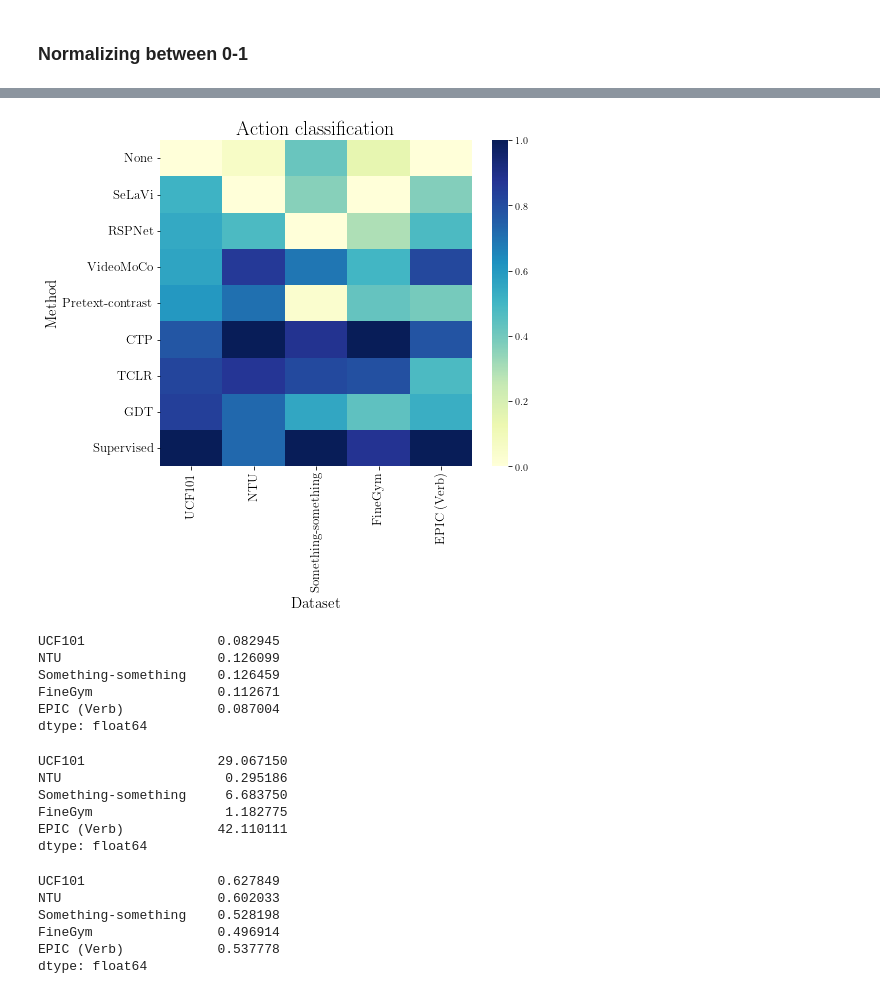
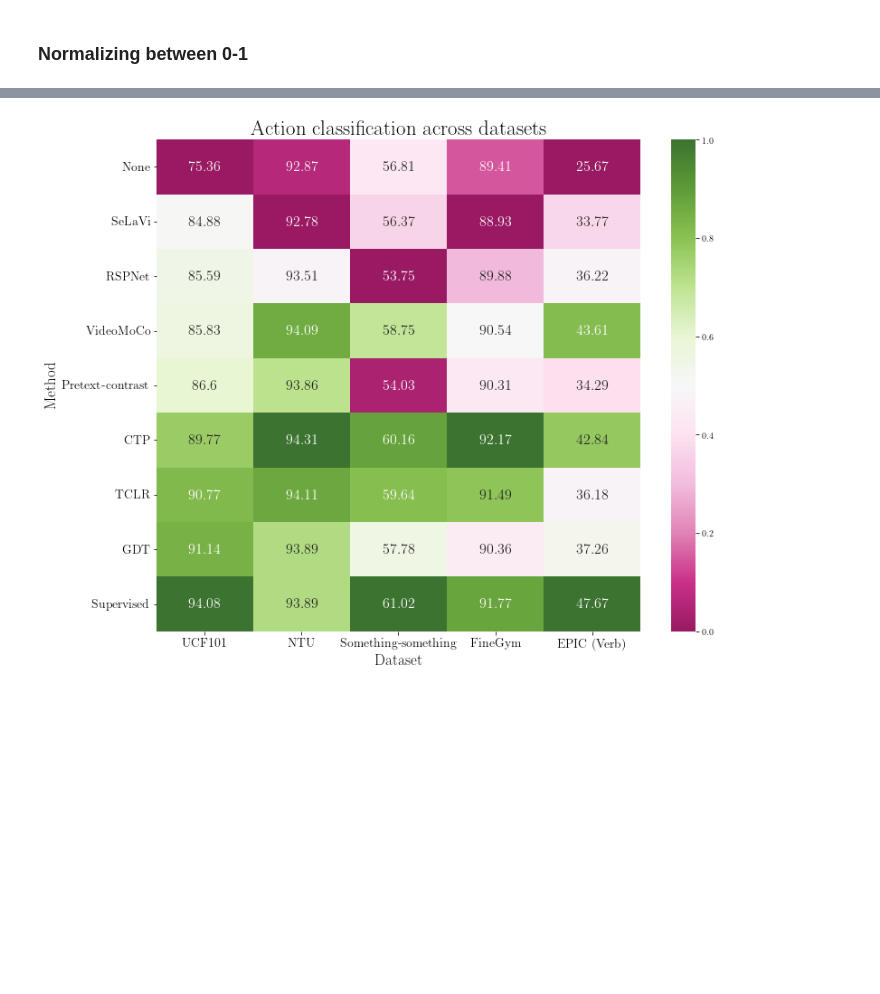
Before and after one commit to bpiyush/ViDA-SSL, a Jupyter notebook: misc/plotting/domain_shift.ipynb, the cells around one changed output, grey strips where cells are left out. Cells and saved outputs as stored; diff of their text form; code cells hidden in the pictures; blank space fills up the shorter version.

Commit message:
Various plots

```diff
--- a/misc/plotting/domain_shift.ipynb
+++ b/misc/plotting/domain_shift.ipynb
@@ -65,10 +52,22 @@ norm_df
 # %%
-def heatmap(df, titlesize=20, labelsize=15, tickssize=13):
-    fig, ax = plt.subplots(1, 1, figsize=(7, 6))
+def heatmap(
+        df,
+        figsize=(7, 6),
+        title="Action classification",
+        titlesize=20,
+        labelsize=15,
+        tickssize=13,
+        save=False,
+        save_path="../../results/plots/sample.pdf",
+        **kwargs,
+    ):
+    fig, ax = plt.subplots(1, 1, figsize=figsize)
 
-    sns.heatmap(df, cmap="YlGnBu", ax=ax)
+    if "cmap" not in kwargs:
+        kwargs.update(dict(cmap="YlGnBu"))
+    sns.heatmap(df, ax=ax, **kwargs)
 
-    ax.set_title("Action classification", fontsize=titlesize)
+    ax.set_title(title, fontsize=titlesize)
 
     ax.set_xlabel("Dataset")
     ax.set_ylabel("Method")
@@ -79,6 +78,9 @@ def heatmap(df, titlesize=20, labelsize=15, tickssize=13):
     ax.tick_params(axis='x', labelsize=tickssize)
     ax.tick_params(axis='y', labelsize=tickssize)
 
+    if save:
+        plt.savefig(save_path, bbox_inches="tight")
+
     plt.show()
 # %%
 heatmap(norm_df)
@@ -104,31 +93,18 @@ normalized_df
 # %%
-heatmap(normalized_df)
+heatmap(
+    normalized_df,
+    figsize=(12, 10),
+    title="Action classification across datasets",
+    titlesize=23,
+    labelsize=17,
+    tickssize=14,
+    save=True,
+    save_path="../../results/plots/domains_expt_1.pdf",
+    cmap="PiYG",
+    alpha=0.9,
+    annot=df.values,
+    fmt='g',
+    annot_kws={"size": 16},
+)
 # %% [output]
-[figure, old version]
+[figure, new version]
-# %%
-normalized_df.var()
-# %% [output]
-UCF101                 0.082945
-NTU                    0.126099
-Something-something    0.126459
-FineGym                0.112671
-EPIC (Verb)            0.087004
-dtype: float64
-# %%
-df.var()
-# %% [output]
-UCF101                 29.067150
-NTU                     0.295186
-Something-something     6.683750
-FineGym                 1.182775
-EPIC (Verb)            42.110111
-dtype: float64
-# %%
-normalized_df.mean()
-# %% [output]
-UCF101                 0.627849
-NTU                    0.602033
-Something-something    0.528198
-FineGym                0.496914
-EPIC (Verb)            0.537778
-dtype: float64
```
Also changed, not shown: parts of 2 cells of this notebook, 7 other files.
